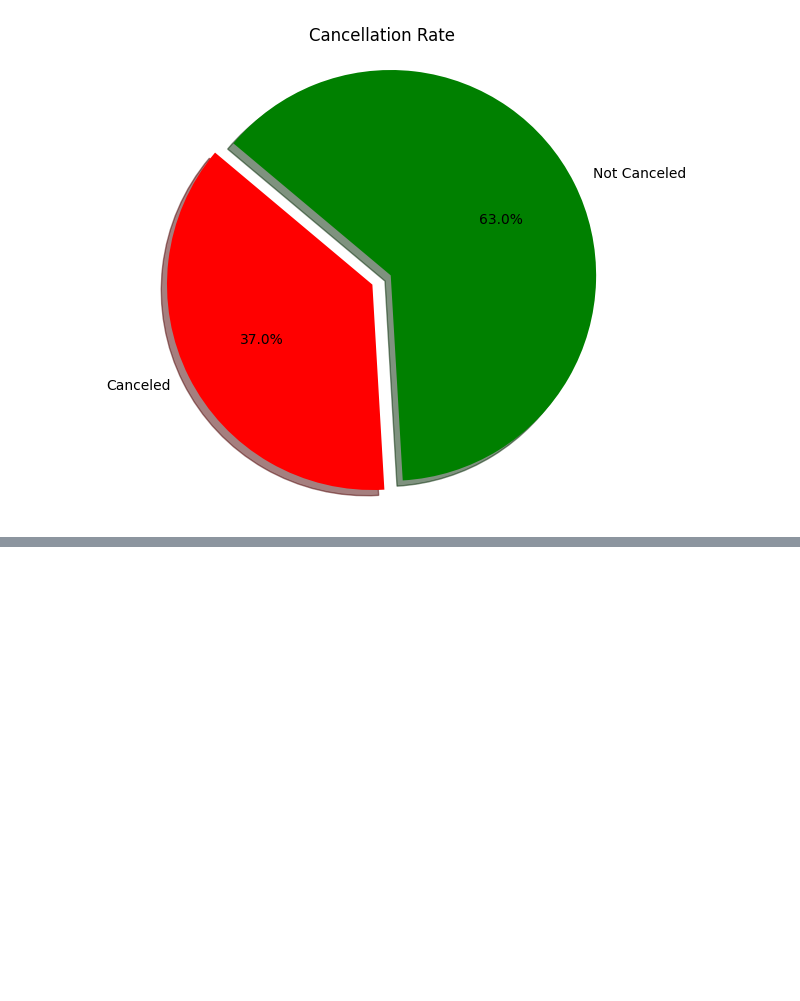
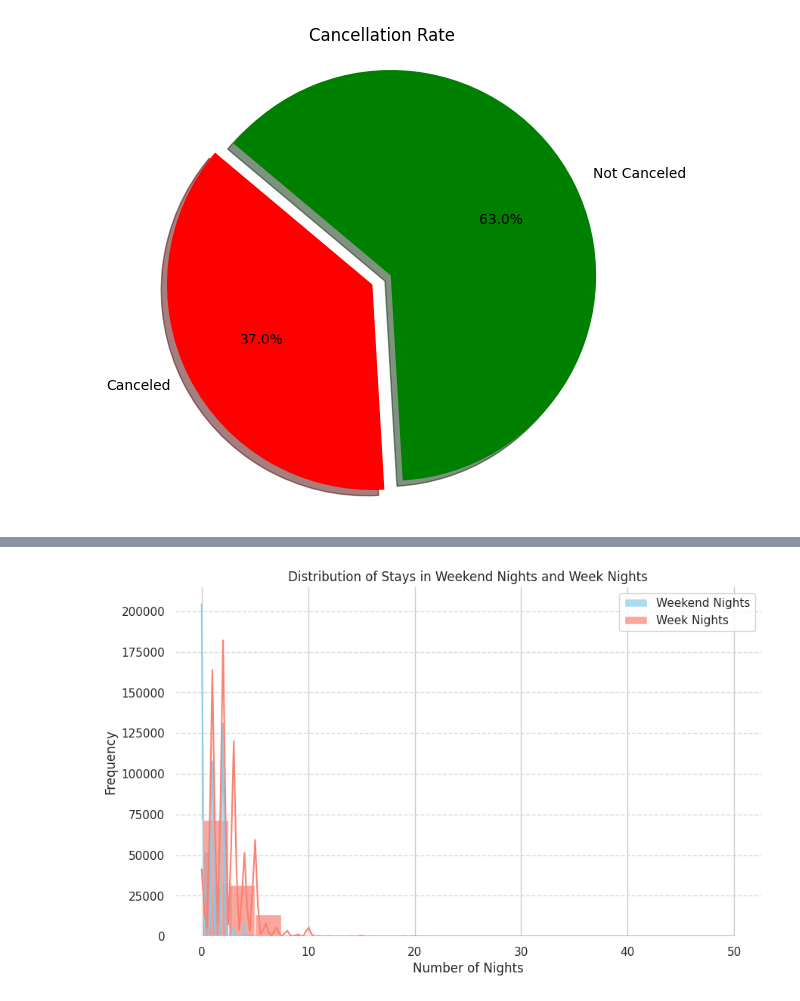
Before and after one commit to jatinkanyan/Project, a Jupyter notebook: Untitled2.ipynb, the cells around one changed output, grey strips where cells are left out. Saved outputs shown, nothing was run; the diff lists cells and outputs as text; code cells hidden in the pictures; blank space fills up the shorter version.

```diff
--- a/Untitled2.ipynb
+++ b/Untitled2.ipynb
@@ -124,0 +150,17 @@ plt.show()
+# %%
+weekend_nights = df['stays_in_weekend_nights']
+week_nights = df['stays_in_week_nights']
+plt.figure(figsize=(10, 6))
+sns.set(style="whitegrid")
+sns.histplot(data=df, x=weekend_nights, bins=20, kde=True, color='skyblue', label='Weekend Nights', alpha=0.7)
+sns.histplot(data=df, x=week_nights, bins=20, kde=True, color='salmon', label='Week Nights', alpha=0.7)
+plt.title('Distribution of Stays in Weekend Nights and Week Nights')
+plt.xlabel('Number of Nights')
+plt.ylabel('Frequency')
+plt.legend()
+sns.despine(left=True, bottom=True)
+plt.grid(axis='y', linestyle='--', alpha=0.7)
+
+plt.show()
+# %% [output]
+[figure, added]
```
Also changed, not shown: parts of 9 cells of this notebook.
